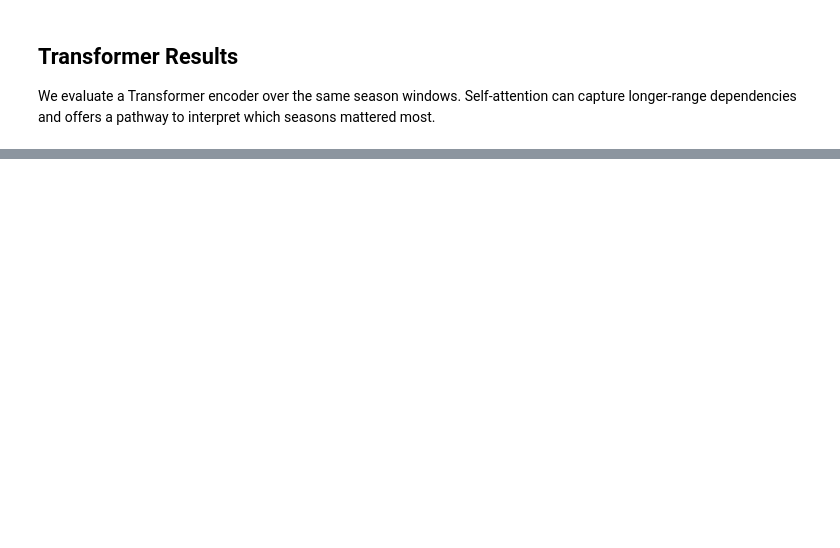
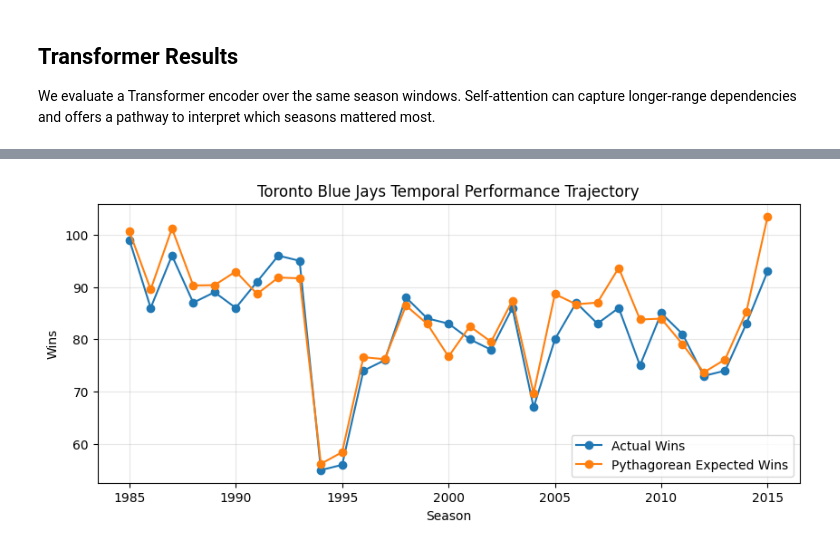
Before and after one commit to yanxinding/YD-DL-project, a Jupyter notebook: analysis.ipynb, the cells around one changed output, grey strips where cells are left out. Saved outputs shown, nothing was run; the diff lists cells and outputs as text; code cells hidden in the pictures; blank space fills up the shorter version.

```diff
--- a/analysis.ipynb
+++ b/analysis.ipynb
@@ -542,0 +772,20 @@ plt.show()
+# %%
+# Blue Jays temporal trajectory: actual wins vs Pythagorean expected wins
+tor_df = df[df["teamID"] == "TOR"].copy().sort_values("yearID")
+
+plt.figure(figsize=(10, 4))
+plt.plot(tor_df["yearID"], tor_df["W"], marker="o", label="Actual Wins")
+plt.plot(
+    tor_df["yearID"],
+    tor_df["pythag_win_pct"] * tor_df["G"],
+    marker="o",
+    label="Pythagorean Expected Wins"
+)
+plt.title("Toronto Blue Jays Temporal Performance Trajectory")
+plt.xlabel("Season")
+plt.ylabel("Wins")
+plt.legend()
+plt.grid(True, alpha=0.3)
+plt.show()
+# %% [output]
+[figure, added]
```
Also changed, not shown: parts of 23 cells of this notebook, 2 other files.
